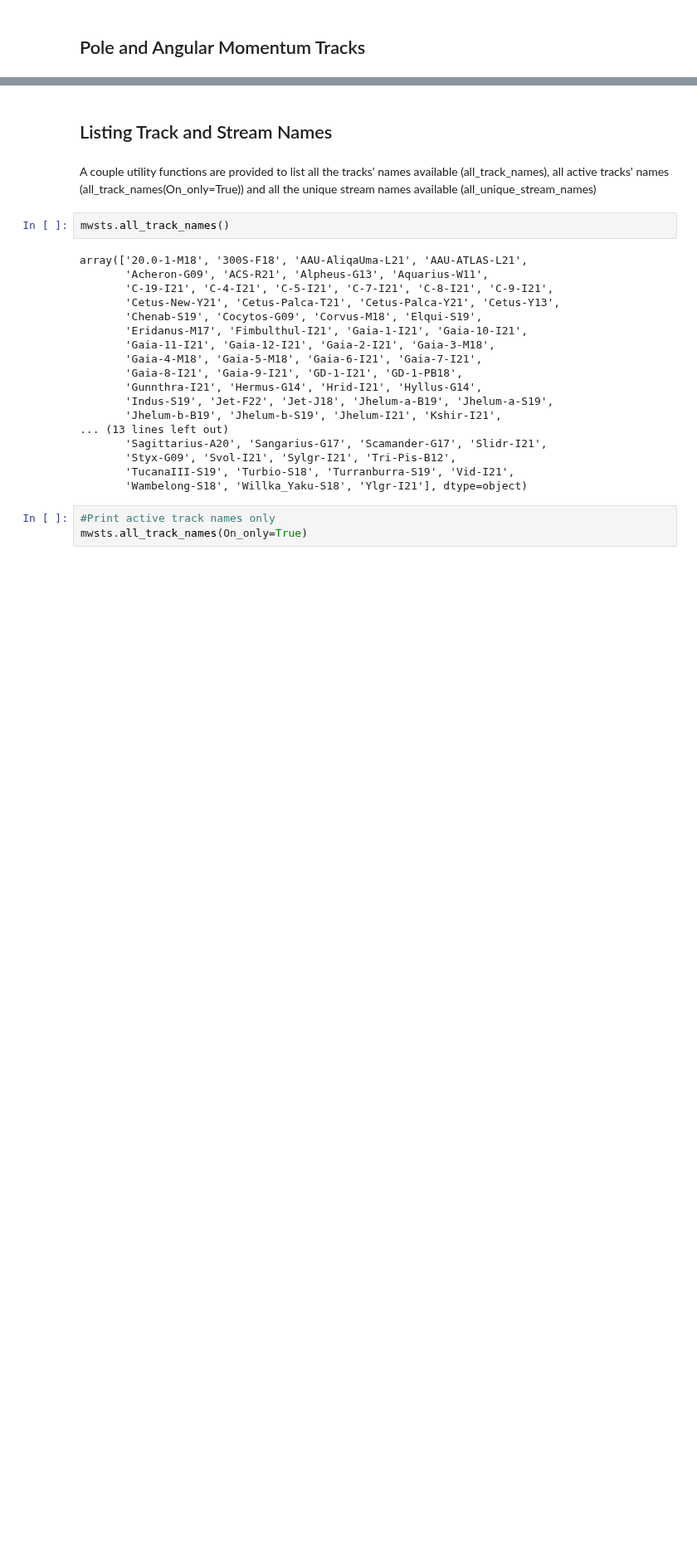
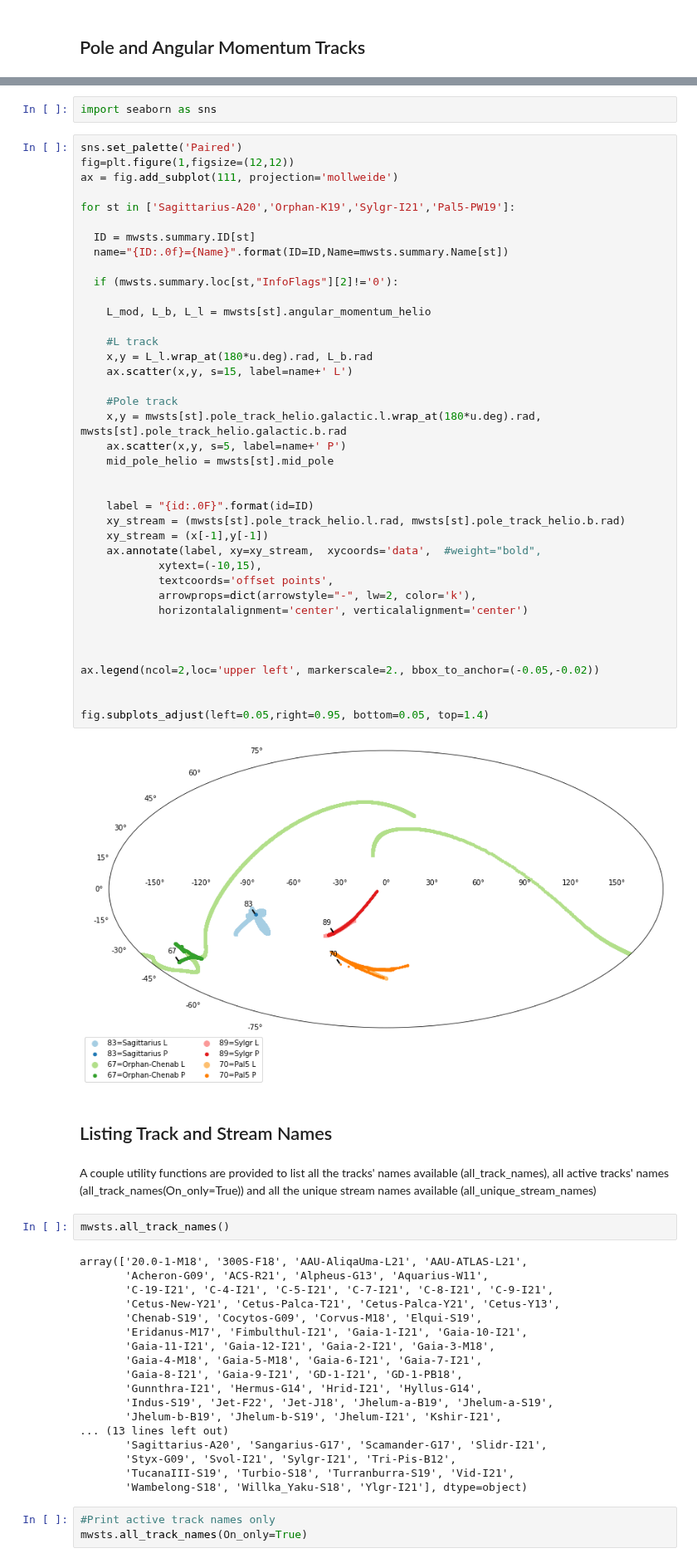
Before and after one commit to cmateu/galstreams, a Jupyter notebook: notebooks/plot_guide_1.ipynb, the cells around one changed output, grey strips where cells are left out. Shown at 83% size. Saved outputs shown, nothing was run; the diff lists cells and outputs as text; blank space fills up the shorter version.

```diff
--- a/notebooks/plot_guide_1.ipynb
+++ b/notebooks/plot_guide_1.ipynb
@@ -251,3 +258,46 @@ Pole and Angular Momentum Tracks
+# %%
+import seaborn as sns
+# %%
+sns.set_palette('Paired')
+fig=plt.figure(1,figsize=(12,12))
+ax = fig.add_subplot(111, projection='mollweide')
+
+for st in ['Sagittarius-A20','Orphan-K19','Sylgr-I21','Pal5-PW19']:
+
+  ID = mwsts.summary.ID[st]
+  name="{ID:.0f}={Name}".format(ID=ID,Name=mwsts.summary.Name[st])
+
+  if (mwsts.summary.loc[st,"InfoFlags"][2]!='0'):
+
+    L_mod, L_b, L_l = mwsts[st].angular_momentum_helio
+
+    #L track
+    x,y = L_l.wrap_at(180*u.deg).rad, L_b.rad
+    ax.scatter(x,y, s=15, label=name+' L')
+
+    #Pole track
+    x,y = mwsts[st].pole_track_helio.galactic.l.wrap_at(180*u.deg).rad, mwsts[st].pole_track_helio.galactic.b.rad
+    ax.scatter(x,y, s=5, label=name+' P')
+    mid_pole_helio = mwsts[st].mid_pole
+
+
+    label = "{id:.0F}".format(id=ID)
+    xy_stream = (mwsts[st].pole_track_helio.l.rad, mwsts[st].pole_track_helio.b.rad)
+    xy_stream = (x[-1],y[-1])
+    ax.annotate(label, xy=xy_stream,  xycoords='data',  #weight="bold",
+            xytext=(-10,15),
+            textcoords='offset points',
+            arrowprops=dict(arrowstyle="-", lw=2, color='k'),
+            horizontalalignment='center', verticalalignment='center')
+
+
+
+ax.legend(ncol=2,loc='upper left', markerscale=2., bbox_to_anchor=(-0.05,-0.02))
+
+
+fig.subplots_adjust(left=0.05,right=0.95, bottom=0.05, top=1.4)
+# %% [output]
+[figure, added]
 # %% [markdown]
 Listing Track and Stream Names
 --------------------
```
Also changed, not shown: parts of 11 cells of this notebook.
